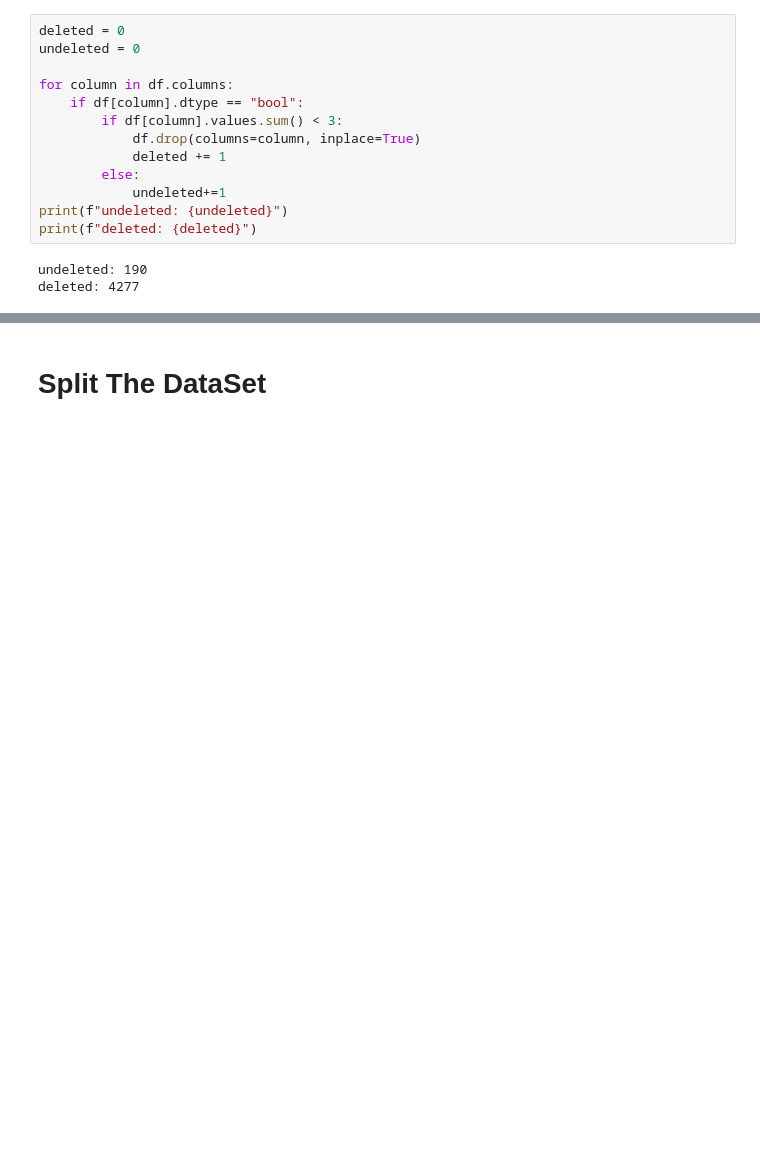
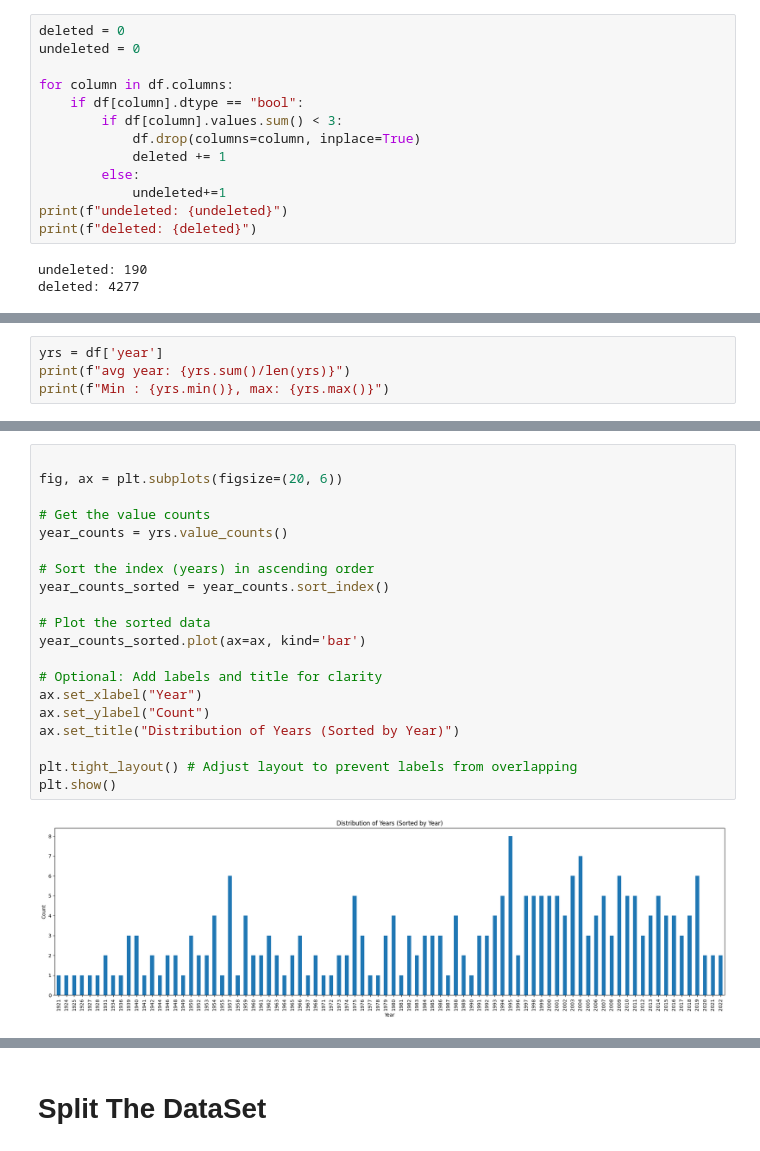
Before and after one commit to 3Baku/FilmScorePredictor, a Jupyter notebook: dataset.ipynb, the cells around one changed output, grey strips where cells are left out. Drawn from its saved outputs; the diff is of its cells as text; blank space fills up the shorter version.

```diff
--- a/dataset.ipynb
+++ b/dataset.ipynb
@@ -271,0 +274,4 @@ deleted: 4277
+# %%
+yrs = df['year']
+print(f"avg year: {yrs.sum()/len(yrs)}")
+print(f"Min : {yrs.min()}, max: {yrs.max()}")
@@ -271,0 +339,22 @@ deleted: 4277
+# %%
+
+fig, ax = plt.subplots(figsize=(20, 6))
+
+# Get the value counts
+year_counts = yrs.value_counts()
+
+# Sort the index (years) in ascending order
+year_counts_sorted = year_counts.sort_index()
+
+# Plot the sorted data
+year_counts_sorted.plot(ax=ax, kind='bar')
+
+# Optional: Add labels and title for clarity
+ax.set_xlabel("Year")
+ax.set_ylabel("Count")
+ax.set_title("Distribution of Years (Sorted by Year)")
+
+plt.tight_layout() # Adjust layout to prevent labels from overlapping
+plt.show()
+# %% [output]
+[figure, added]
```
Also changed, not shown: parts of 18 cells of this notebook.
